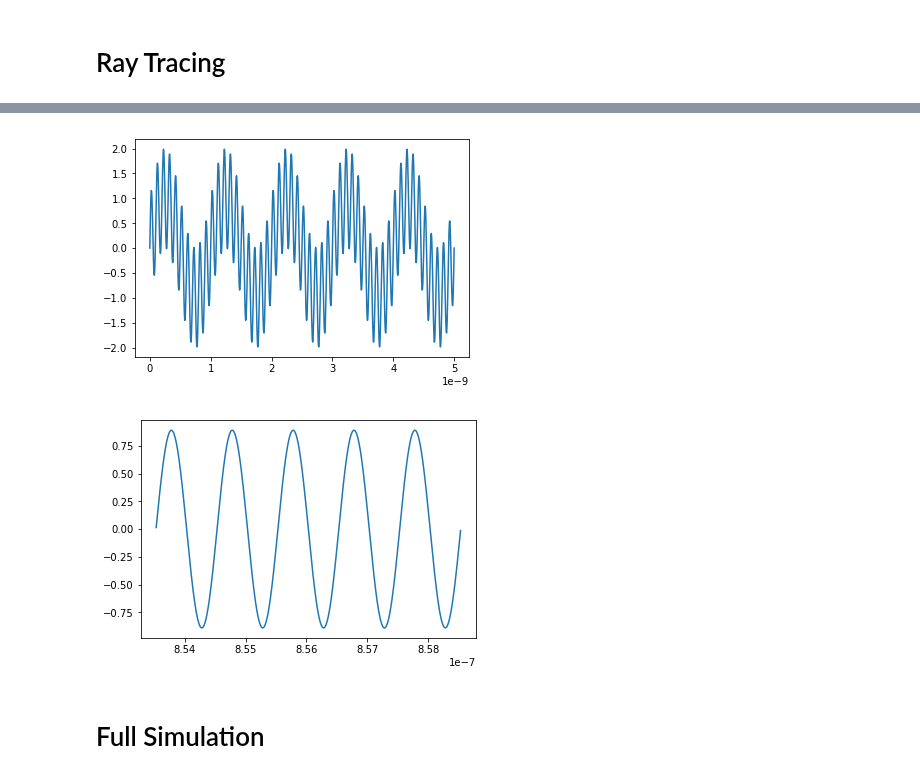
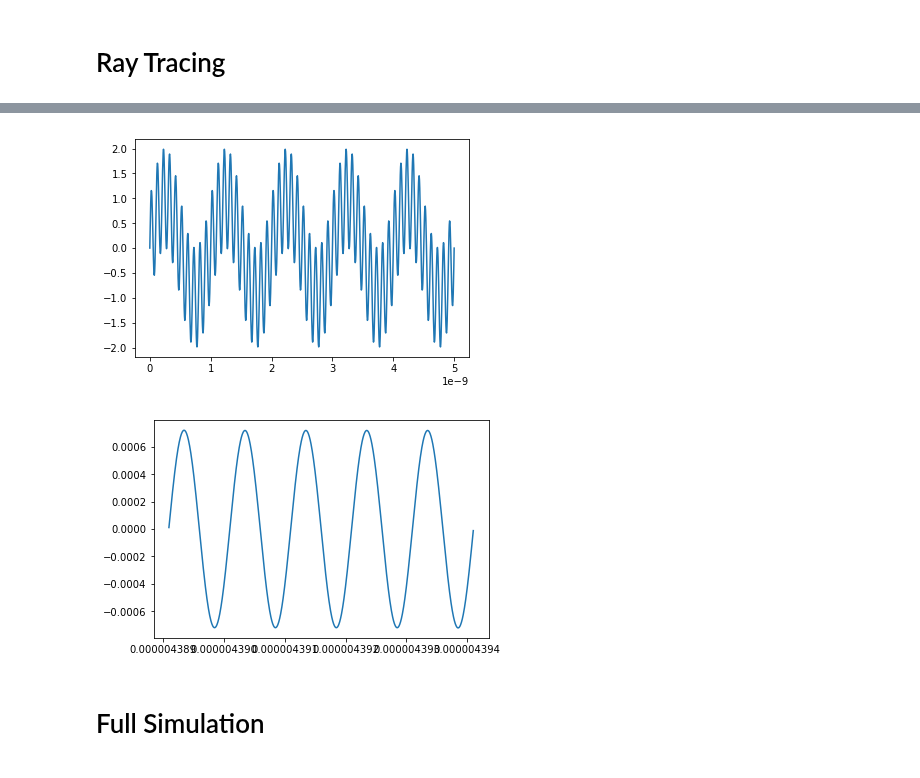
Before and after one commit to bhokansonfasig/pyrex, a Jupyter notebook: Code Examples.ipynb, the cells around one changed output, grey strips where cells are left out. Cells and saved outputs as stored; diff of their text form; code cells hidden in the pictures.

Commit message:
Updated documentation to include examples of RayTracer and RayTracePath

```diff
--- a/Code Examples.ipynb
+++ b/Code Examples.ipynb
@@ -479,7 +479,6 @@ my_generator.create_particle()
 <a id="ray_tracing"></a>
 # Ray Tracing
 # %%
-start = (0, 0, -100) # m
-finish = (0, 0, -250) # m
-my_path = pyrex.PathFinder(ice_model=pyrex.IceModel,
-                           from_point=start, to_point=finish)
+start = (0, 0, -250) # m
+finish = (750, 0, -100) # m
+my_ray_tracer = pyrex.RayTracer(from_point=start, to_point=finish)
@@ -504,0 +491,6 @@ my_path.attenuation(f=frequency, n_steps=100)
+# %%
+my_path = my_ray_tracer.solutions[0]
+print(my_path.tof)
+print(my_path.path_length)
+print(my_path.emitted_direction)
+print(my_path.received_direction)
@@ -505,16 +512,17 @@ my_path.attenuation(f=frequency, n_steps=100)
 # %%
 time_array = np.linspace(0, 5e-9, 1001)
 my_signal = (pyrex.FunctionSignal(time_array, lambda t: np.sin(1e9*2*np.pi*t))
-             + pyrex.FunctionSignal(time_array, lambda t: np.sin(1e10*2*np.pi*t)))
+            + pyrex.FunctionSignal(time_array, lambda t: np.sin(1e10*2*np.pi*t)))
 plt.plot(my_signal.times, my_signal.values)
 plt.show()
 
 my_path.propagate(my_signal)
+my_signal.values /= my_path.path_length
 plt.plot(my_signal.times, my_signal.values)
 plt.show()
 # %% [output]
 [figure]
-[figure, old version]
+[figure, new version]
 # %% [markdown]
 <a id="kernel"></a>
 # Full Simulation
```
Also changed, not shown: parts of 13 cells of this notebook, 4 other files.
